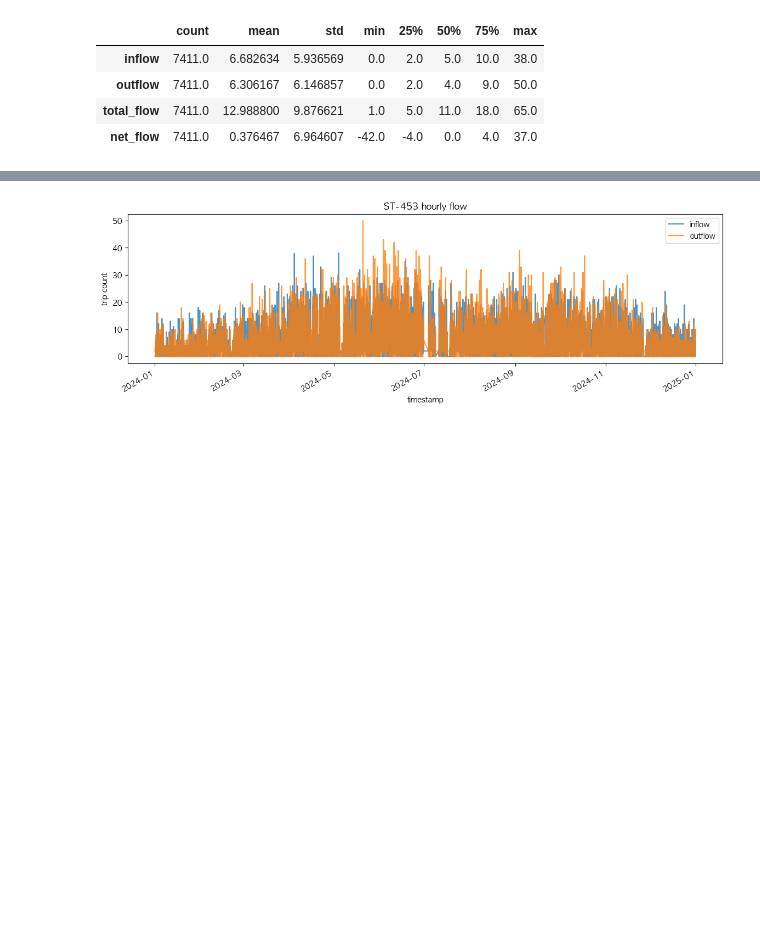
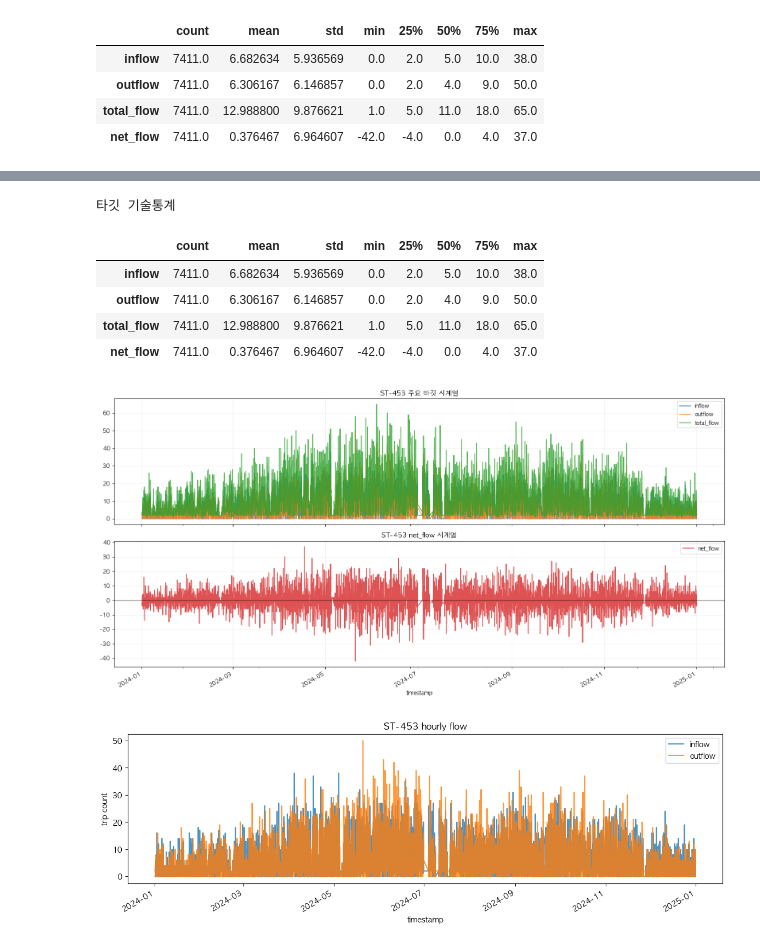
Before and after one commit to Hgracefield/EP_cycle_stations, a Jupyter notebook: Note/LSH/team_final/04_k4_select2_model_compare/station_ST-453_hyejeon.ipynb, the cells around one changed output, grey strips where cells are left out. Drawn from its saved outputs; the diff is of its cells as text; code cells hidden in the pictures; blank space fills up the shorter version.

```diff
--- a/Note/LSH/team_final/04_k4_select2_model_compare/station_ST-453_hyejeon.ipynb
+++ b/Note/LSH/team_final/04_k4_select2_model_compare/station_ST-453_hyejeon.ipynb
@@ -46,7 +46,17 @@ df = pd.read_csv(station_path)
 drop_mask = df['종료_대여소_ID'].astype(str).str.strip().str.upper().eq('X')
 dropped_rows = int(drop_mask.sum())
 df = df.loc[~drop_mask].copy()
-df['timestamp'] = pd.to_datetime(df['timestamp'])
+
+if 'timestamp' in df.columns:
+    df['timestamp'] = pd.to_datetime(df['timestamp'])
+else:
+    df['기준_날짜'] = pd.to_datetime(df['기준_날짜'])
+    df['timestamp'] = df['기준_날짜'] + pd.to_timedelta(df['시간대'], unit='h')
+
+if 'month' not in df.columns:
+    df['month'] = df['timestamp'].dt.month
+if 'year' not in df.columns:
+    df['year'] = df['timestamp'].dt.year
 
 station_id = df['station_id'].iloc[0]
 print(f"station_id: {station_id}")
@@ -132,3 +152,29 @@ display(hourly[['inflow', 'outflow', 'total_flow', 'net_flow']].describe().T)
+# %%
+target_view_df = hourly[['timestamp', 'inflow', 'outflow', 'total_flow', 'net_flow']].copy()
+
+print('타깃 기술통계')
+display(target_view_df[['inflow', 'outflow', 'total_flow', 'net_flow']].describe().T)
+
+fig, axes = plt.subplots(2, 1, figsize=(16, 8), sharex=True)
+target_view_df.set_index('timestamp')[['inflow', 'outflow', 'total_flow']].plot(ax=axes[0], alpha=0.8)
+axes[0].set_title(f'{station_id} 주요 타깃 시계열')
+axes[0].grid(alpha=0.2)
+
+target_view_df.set_index('timestamp')[['net_flow']].plot(ax=axes[1], color='#D62728', alpha=0.8)
+axes[1].axhline(0, color='black', linewidth=1, alpha=0.6)
+axes[1].set_title(f'{station_id} net_flow 시계열')
+axes[1].grid(alpha=0.2)
+
+plt.tight_layout()
+plt.show()
+# %% [output]
+타깃 기술통계
+|  | count | mean | std | min | 25% | 50% | 75% | max |
+| inflow | 7411.0 | 6.682634 | 5.936569 | 0.0 | 2.0 | 5.0 | 10.0 | 38.0 |
+| outflow | 7411.0 | 6.306167 | 6.146857 | 0.0 | 2.0 | 4.0 | 9.0 | 50.0 |
+| total_flow | 7411.0 | 12.988800 | 9.876621 | 1.0 | 5.0 | 11.0 | 18.0 | 65.0 |
+| net_flow | 7411.0 | 0.376467 | 6.964607 | -42.0 | -4.0 | 0.0 | 4.0 | 37.0 |
+[figure, added]
 # %%
 hourly.set_index('timestamp')[['inflow', 'outflow']].plot(alpha=0.8)
 plt.title(f'{station_id} hourly flow')
```
Also changed, not shown: parts of 6 cells of this notebook, 39 other files.
